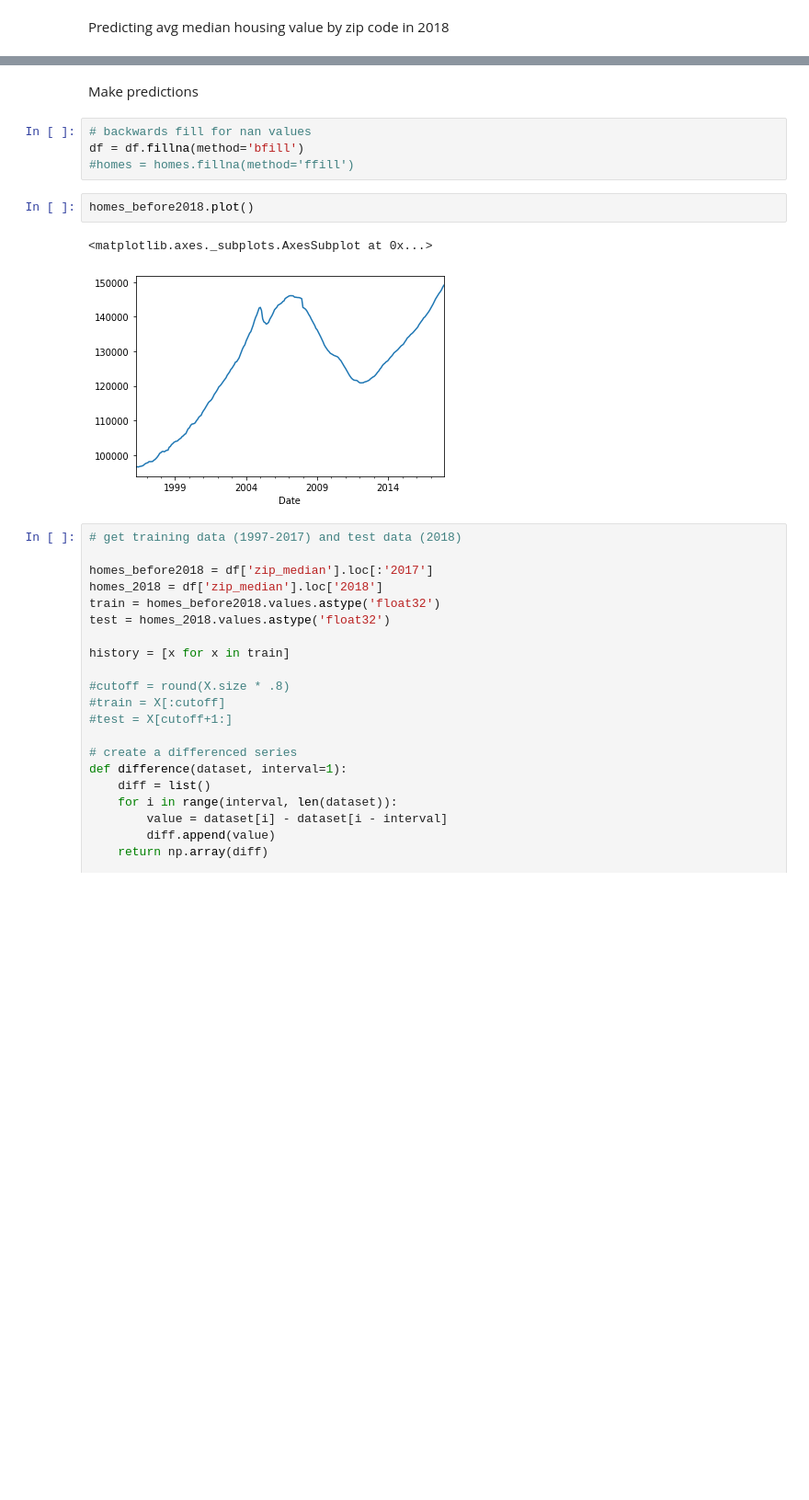
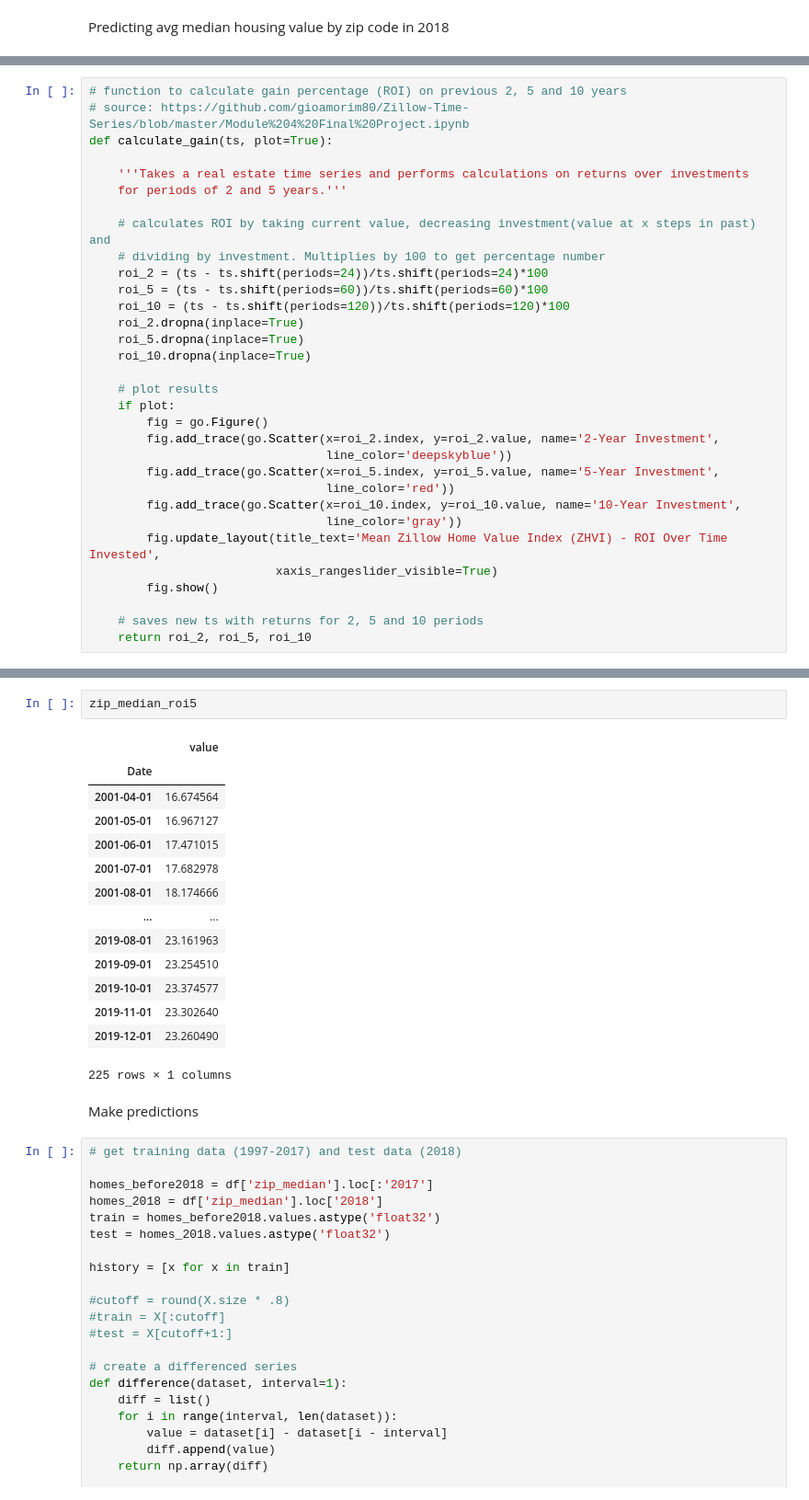
Before and after one commit to vksyr/IST718, a Jupyter notebook: Lab2.ipynb, the cells around one changed output, grey strips where cells are left out. Shown at 92% size. Drawn from its saved outputs; the diff is of its cells as text; blank space fills up the shorter version.

```diff
--- a/Lab2.ipynb
+++ b/Lab2.ipynb
@@ -124,0 +131,32 @@ Critical Values:
+# %%
+# function to calculate gain percentage (ROI) on previous 2, 5 and 10 years
+# source: https://github.com/gioamorim80/Zillow-Time-Series/blob/master/Module%204%20Final%20Project.ipynb
+def calculate_gain(ts, plot=True):
+
+    '''Takes a real estate time series and performs calculations on returns over investments
+    for periods of 2 and 5 years.'''
+
+    # calculates ROI by taking current value, decreasing investment(value at x steps in past) and
+    # dividing by investment. Multiplies by 100 to get percentage number
+    roi_2 = (ts - ts.shift(periods=24))/ts.shift(periods=24)*100
+    roi_5 = (ts - ts.shift(periods=60))/ts.shift(periods=60)*100
+    roi_10 = (ts - ts.shift(periods=120))/ts.shift(periods=120)*100
+    roi_2.dropna(inplace=True)
+    roi_5.dropna(inplace=True)
+    roi_10.dropna(inplace=True)
+
+    # plot results
+    if plot:
+        fig = go.Figure()
+        fig.add_trace(go.Scatter(x=roi_2.index, y=roi_2.value, name='2-Year Investment',
+                                 line_color='deepskyblue'))
+        fig.add_trace(go.Scatter(x=roi_5.index, y=roi_5.value, name='5-Year Investment',
+                                 line_color='red'))
+        fig.add_trace(go.Scatter(x=roi_10.index, y=roi_10.value, name='10-Year Investment',
+                                 line_color='gray'))
+        fig.update_layout(title_text='Mean Zillow Home Value Index (ZHVI) - ROI Over Time Invested',
+                          xaxis_rangeslider_visible=True)
+        fig.show()
+
+    # saves new ts with returns for 2, 5 and 10 periods
+    return roi_2, roi_5, roi_10
@@ -240,14 +399,22 @@ evaluate_models(df['zip_median'].values, p_values, d_values, q_values)
+# %%
+zip_median_roi5
+# %% [output]
+|  | value |
+| Date |  |
+| 2001-04-01 | 16.674564 |
+| 2001-05-01 | 16.967127 |
+| 2001-06-01 | 17.471015 |
+| 2001-07-01 | 17.682978 |
+| 2001-08-01 | 18.174666 |
+| ... | ... |
+| 2019-08-01 | 23.161963 |
+| 2019-09-01 | 23.254510 |
+| 2019-10-01 | 23.374577 |
+| 2019-11-01 | 23.302640 |
+| 2019-12-01 | 23.260490 |
+225 rows × 1 columns
 # %% [markdown]
 Make predictions
-# %%
-# backwards fill for nan values
-df = df.fillna(method='bfill')
-#homes = homes.fillna(method='ffill')
-# %%
-homes_before2018.plot()
-# %% [output]
-<matplotlib.axes._subplots.AxesSubplot at 0x...>
-[figure, removed]
 # %%
 # get training data (1997-2017) and test data (2018)
 
```
Also changed, not shown: parts of 29 cells of this notebook.
